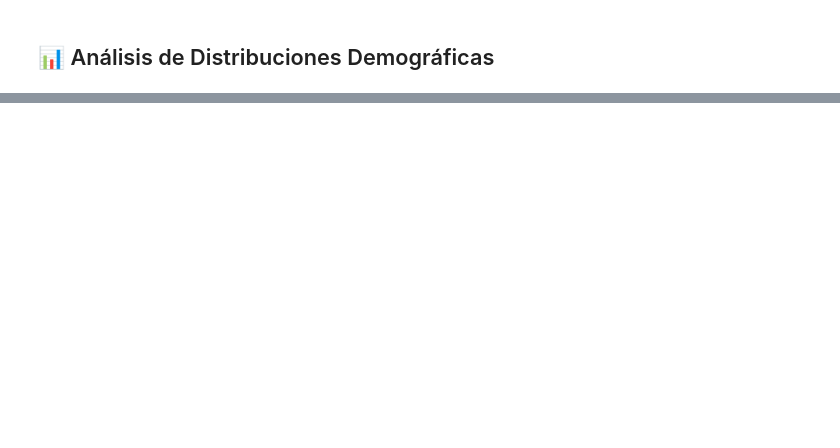
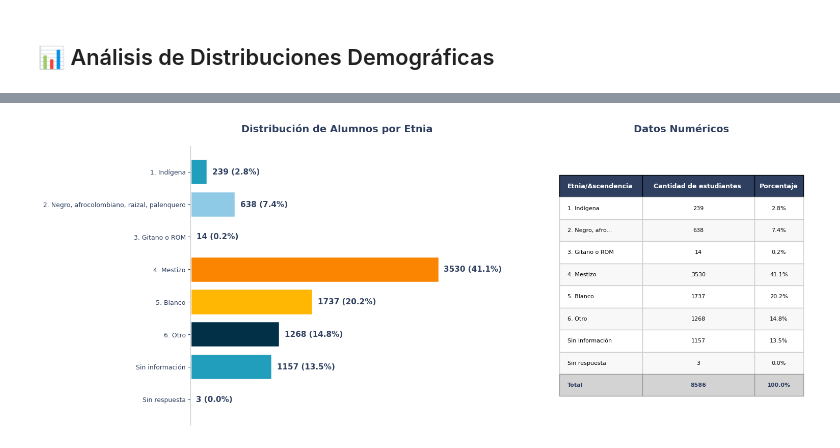
Before and after one commit to Crack-The-Code-Data/Resumen-automatico-de-cierre-de-proyectos, a Jupyter notebook: Notebook.ipynb, the cells around one changed output, grey strips where cells are left out. Saved outputs shown, nothing was run; the diff lists cells and outputs as text; code cells hidden in the pictures; blank space fills up the shorter version.

```diff
--- a/Notebook.ipynb
+++ b/Notebook.ipynb
@@ -926,0 +623,56 @@ Promedio de etnias por estudiante: 1.07
+# %%
+# 4. DISTRIBUCIÓN POR ETNIA/ASCENDENCIA
+# Desagregar etnias concatenadas (separadas por |)
+def desagregar_etnias(df, columna_etnia='etnia'):
+    """
+    Desagrega etnias cuando un estudiante tiene múltiples valores separados por |
+    """
+    # Lista para almacenar los registros desagregados
+    registros_desagregados = []
+
+    for idx, row in df.iterrows():
+        etnia_valor = row[columna_etnia]
+
+        # Si el valor es nulo o vacío
+        if pd.isna(etnia_valor) or str(etnia_valor).strip() == '':
+            registros_desagregados.append({
+                'id': row['id'],
+                'etnia_individual': 'Sin información'
+            })
+        else:
+            # Separar por | y crear un registro por cada etnia
+            etnias = str(etnia_valor).split(';')
+            for etnia in etnias:
+                etnia_limpia = etnia.strip()
+                if etnia_limpia:  # Solo si no está vacío
+                    registros_desagregados.append({
+                        'id': row['id'],
+                        'etnia_individual': etnia_limpia
+                    })
+
+    return pd.DataFrame(registros_desagregados)
+
+# Desagregar las etnias
+df_etnias_desagregadas = desagregar_etnias(df_alumnos)
+
+# Calcular distribución
+dist_etnia = df_etnias_desagregadas['etnia_individual'].value_counts().reset_index()
+dist_etnia.columns = ['Etnia/Ascendencia', 'Cantidad de estudiantes']
+dist_etnia=dist_etnia.sort_values('Etnia/Ascendencia')
+
+# Calcular porcentaje sobre el total de estudiantes únicos
+total_estudiantes = df_alumnos['id'].nunique()
+dist_etnia['Porcentaje (sobre total estudiantes)'] = (dist_etnia['Cantidad de estudiantes'] / total_estudiantes * 100).round(2)
+
+# grafico
+fig_etnia = crear_grafico_distribucion(
+    df_distribucion=dist_etnia,
+    col_categoria='Etnia/Ascendencia',
+    col_cantidad='Cantidad de estudiantes',
+    titulo_grafico='Distribución de Alumnos por Etnia',
+    label_y='',
+    colormap=['#8ECAE6', '#219EBC', '#023047', '#FFB703', '#FB8500', '#E8C4A6'],
+    truncar_categorias=True
+)
+# %% [output]
+[figure, added]
```
Also changed, not shown: parts of 20 cells of this notebook, 5 other files.
